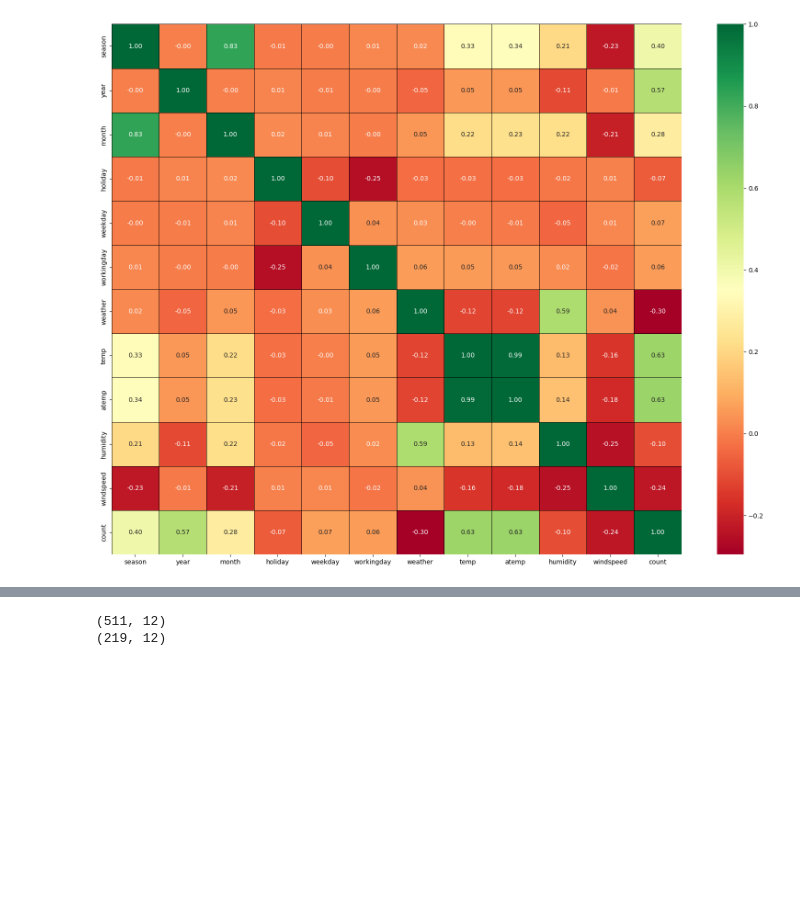
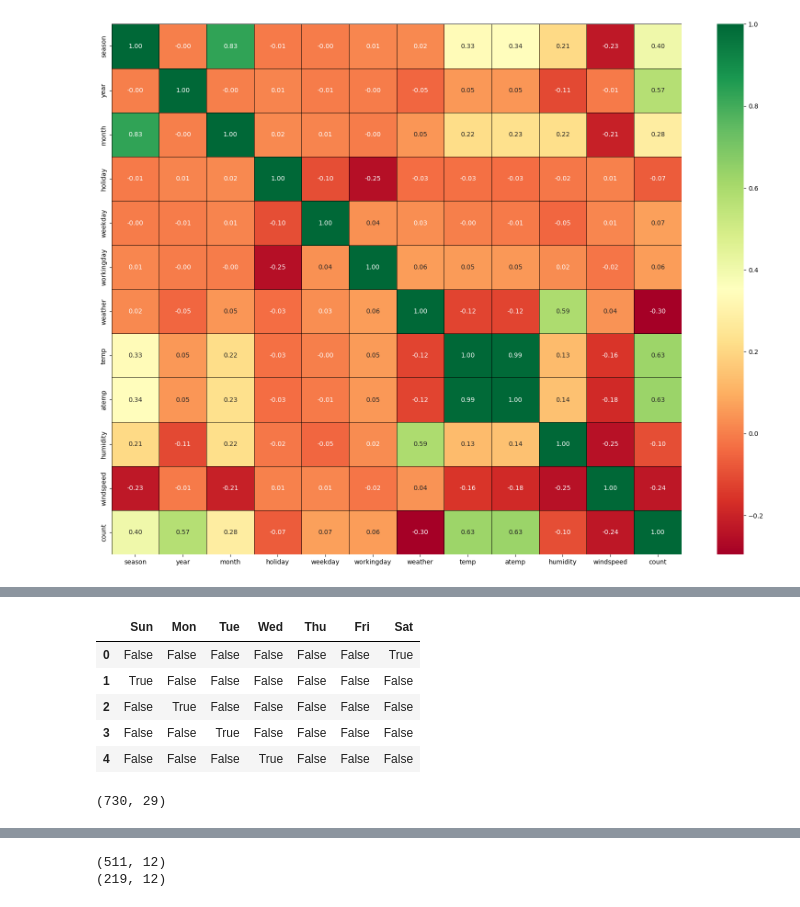
Before and after one commit to ranpariyachetan/boombikes-linearregression, a Jupyter notebook: regression-assignment.ipynb, the cells around one changed output, grey strips where cells are left out. Saved outputs shown, nothing was run; the diff lists cells and outputs as text; code cells hidden in the pictures; blank space fills up the shorter version.

```diff
--- a/regression-assignment.ipynb
+++ b/regression-assignment.ipynb
@@ -206,0 +237,12 @@ Following observations can be made from above charts.
+# %%
+# Dropping 'month' column as dummy variables are created for the same.
+boombikes = boombikes.drop('month', axis=1)
+
+# Droping one of the dummy variable to avoid multicollinearity
+boombikes = boombikes.drop(['Dec'], axis=1)
+# %%
+# Creating dummy variables for season.
+
+Seasons = pd.get_dummies(boombikes['season'])
+Seasons.rename(columns={1:'spring', 2:'summer', 3:'fall', 4:'winter'}, inplace=True)
+Seasons.head()
@@ -206,0 +256,20 @@ Following observations can be made from above charts.
+# %%
+boombikes = pd.concat([boombikes, Seasons], axis=1)
+
+# Dropping 'season' column as dummy variables are created for the same.
+boombikes = boombikes.drop('season', axis=1)
+
+boombikes = boombikes.drop(['spring'], axis=1)
+# %%
+# Creating dummy variables for weekday.
+
+Weekdays = pd.get_dummies(boombikes['weekday'])
+Weekdays.rename(columns={0:'Sun', 1:'Mon', 2:'Tue', 3:'Wed', 4:'Thu', 5:'Fri', 6:'Sat'}, inplace=True)
+Weekdays.head()
+# %% [output]
+|  | Sun | Mon | Tue | Wed | Thu | Fri | Sat |
+| 0 | False | False | False | False | False | False | True |
+| 1 | True | False | False | False | False | False | False |
+| 2 | False | True | False | False | False | False | False |
+| 3 | False | False | True | False | False | False | False |
+| 4 | False | False | False | True | False | False | False |
@@ -206,0 +284,4 @@ Following observations can be made from above charts.
+# %%
+boombikes.shape
+# %% [output]
+(730, 29)
```
Also changed, not shown: parts of 9 cells of this notebook.
